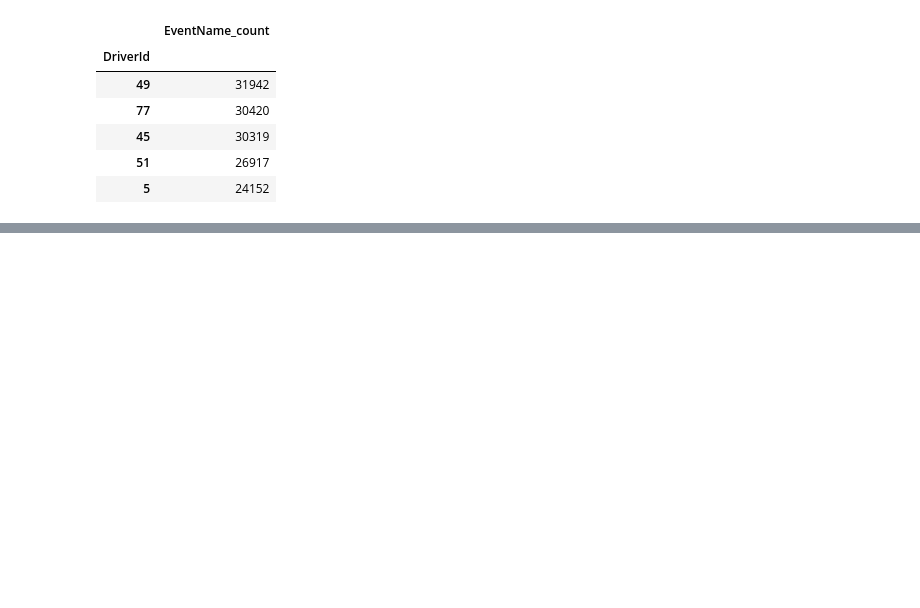
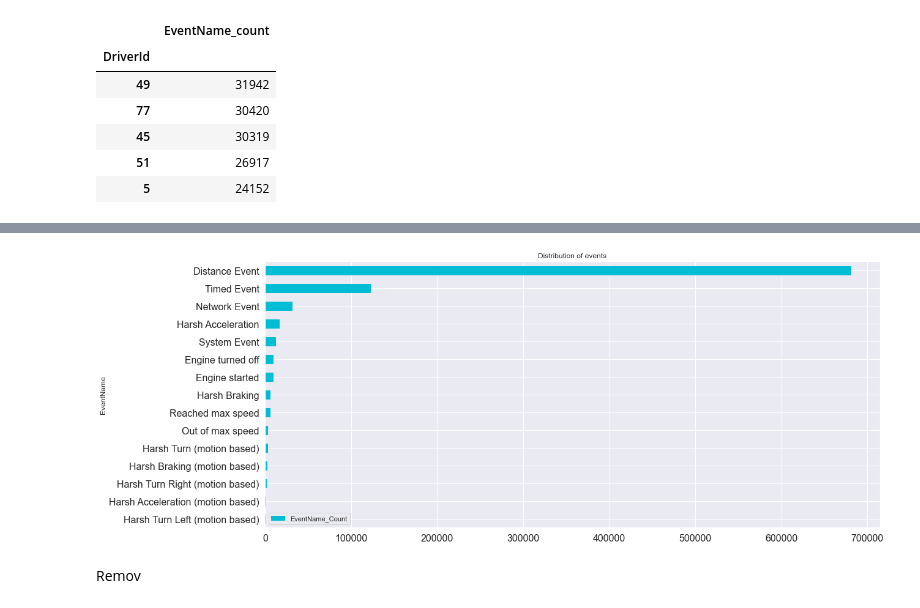
Before and after one commit to Behordeun/driver_safety_analysis, a Jupyter notebook: scoring model.ipynb, the cells around one changed output, grey strips where cells are left out. Cells and saved outputs as stored; diff of their text form; code cells hidden in the pictures; blank space fills up the shorter version.

```diff
--- a/scoring model.ipynb
+++ b/scoring model.ipynb
@@ -77,0 +64,3 @@ ValueError: Value of 'color' is not the name of a column in 'data_frame'. Expect
+# %%
+dfReasonHist = df.groupby(['EventName'])[['EventName']].agg('count').add_suffix('_Count').reset_index().sort_values('EventName_Count',ascending=True)
+dfReasonHist.head()
@@ -77,0 +74,9 @@ ValueError: Value of 'color' is not the name of a column in 'data_frame'. Expect
+# %%
+dfReasonHist.plot.barh('EventName','EventName_Count',figsize=(18,8),fontsize = 16, color = '#00bcd4', edgecolor = '#00bcd4', title = 'Distribution of events')
+
+plt.legend()
+plt.show()
+# %% [output]
+[figure, added]
+# %% [markdown]
+Remov
```
Also changed, not shown: parts of 4 cells of this notebook, 1 other file.
